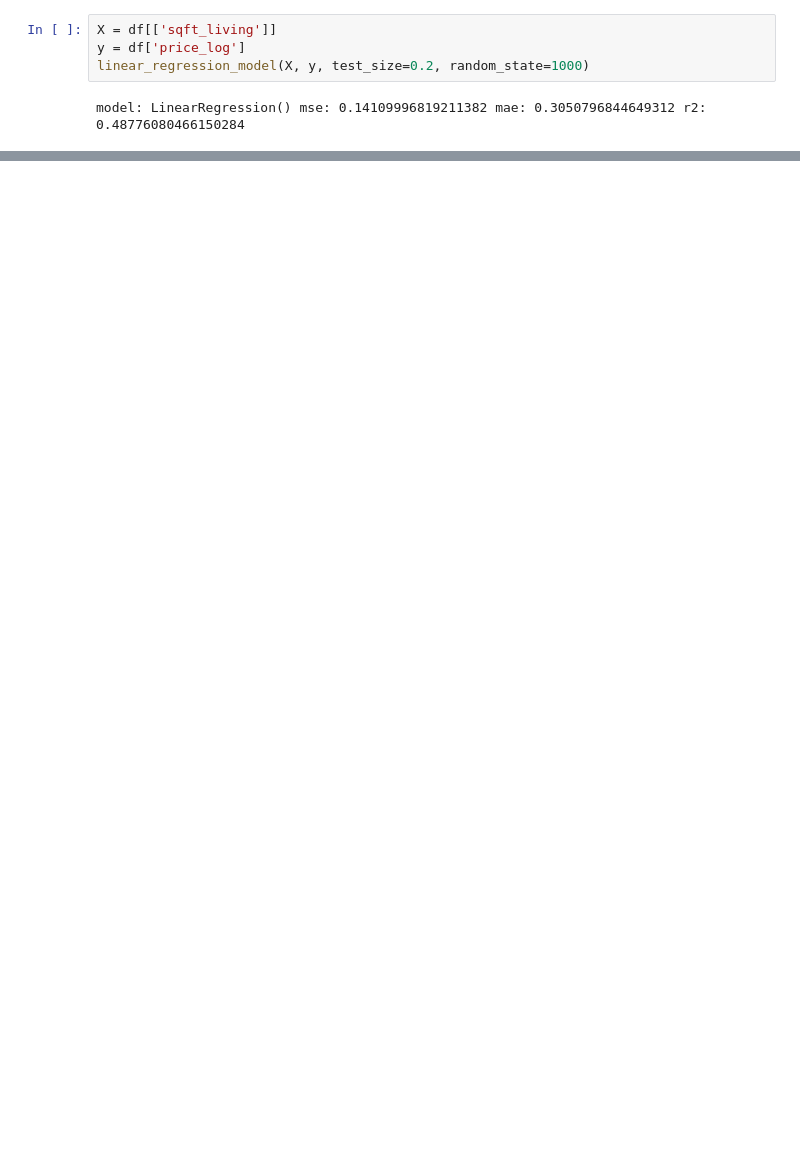
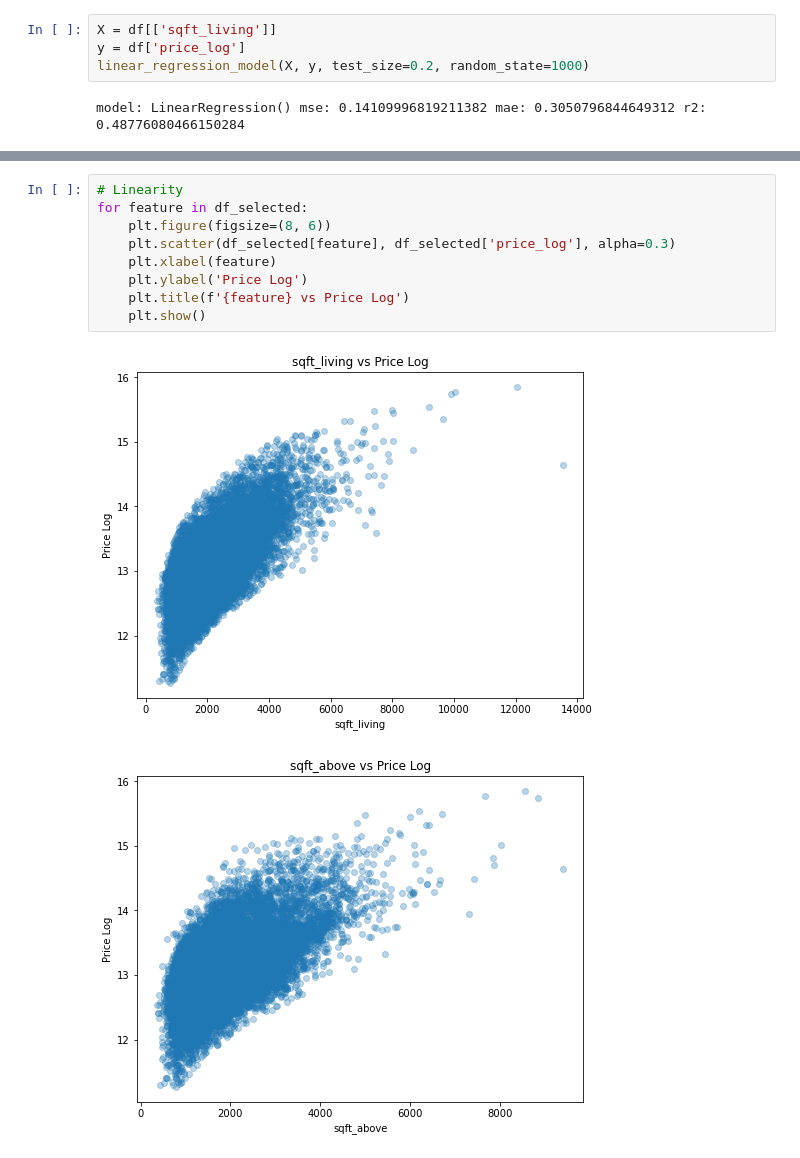
Before and after one commit to Bennie-Kibet/Phase-2-project, a Jupyter notebook: index.ipynb, the cells around one changed output, grey strips where cells are left out. Drawn from its saved outputs; the diff is of its cells as text; blank space fills up the shorter version.

```diff
--- a/index.ipynb
+++ b/index.ipynb
@@ -837,0 +815,12 @@ Reshape your data either using array.reshape(-1, 1) if your data has a single fe
+# %%
+# Linearity
+for feature in df_selected:
+    plt.figure(figsize=(8, 6))
+    plt.scatter(df_selected[feature], df_selected['price_log'], alpha=0.3)
+    plt.xlabel(feature)
+    plt.ylabel('Price Log')
+    plt.title(f'{feature} vs Price Log')
+    plt.show()
+# %% [output]
+[figure, added]
+[figure, added]
```
Also changed, not shown: parts of 18 cells of this notebook.
